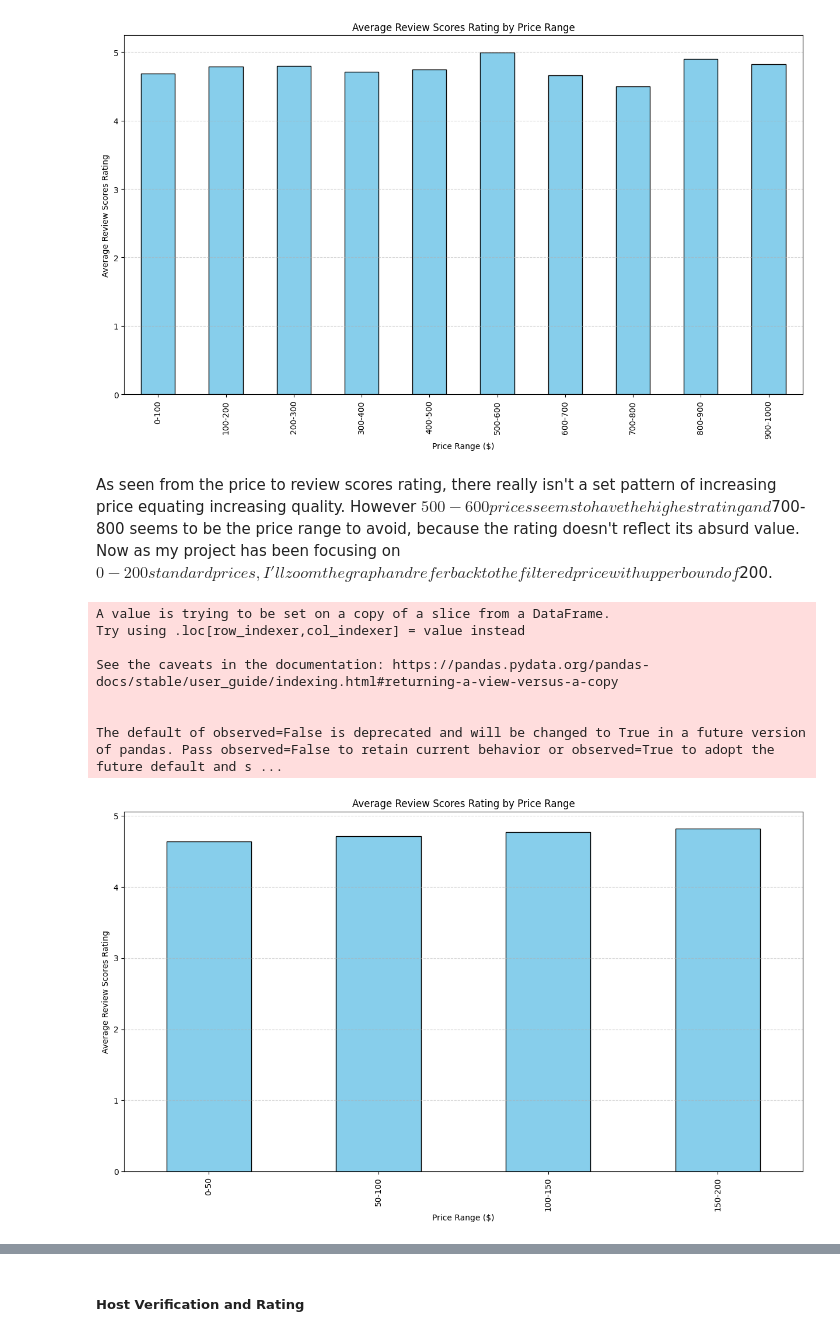
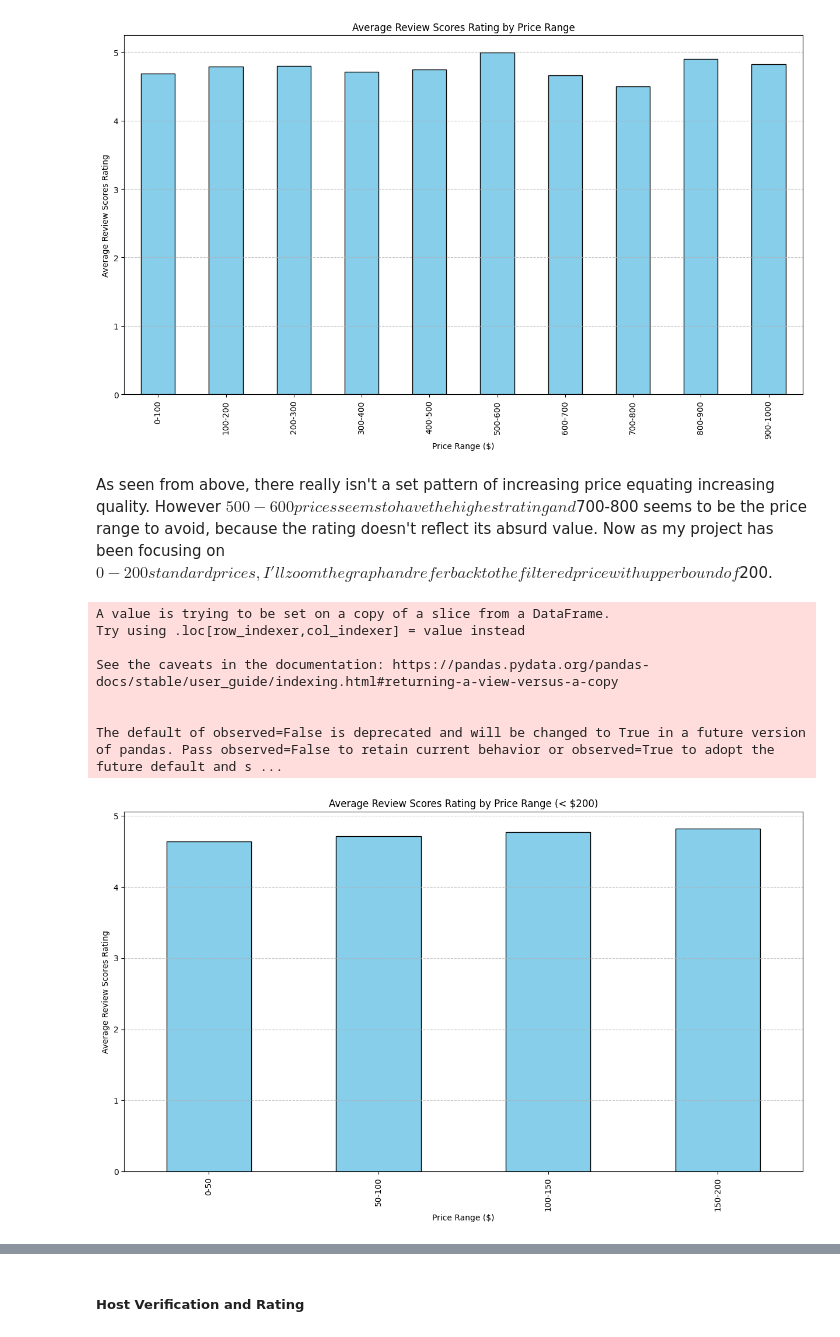
Before and after one commit to karenstevani/data_project, a Jupyter notebook: finaldataproject.ipynb, the cells around one changed output, grey strips where cells are left out. Drawn from its saved outputs; the diff is of its cells as text; code cells hidden in the pictures.

```diff
--- a/finaldataproject.ipynb
+++ b/finaldataproject.ipynb
@@ -241,3 +225,0 @@ web_file_path = (
-# %%
-%matplotlib inline
-plt.rcParams['figure.figsize'] = (20, 10)
@@ -494,29 +418,28 @@ plt.show()
 The default of observed=False is deprecated and will be changed to True in a future version of pandas. Pass observed=False to retain current behavior or observed=True to adopt the future default and s ...
 [figure]
 # %% [markdown]
-As seen from the price to review scores rating, there really isn't a set pattern of increasing price equating increasing quality. However $500-600 prices seems to have the highest rating and $700-800 seems to be the price range to avoid, because the rating doesn't reflect its absurd value. Now as my project has been focusing on $0-200 standard prices, I'll zoom the graph and refer back to the filtered price with upper bound of $200.
+As seen from above, there really isn't a set pattern of increasing price equating increasing quality. However $500-600 prices seems to have the highest rating and $700-800 seems to be the price range to avoid, because the rating doesn't reflect its absurd value. Now as my project has been focusing on $0-200 standard prices, I'll zoom the graph and refer back to the filtered price with upper bound of $200.
 # %%
 price_bins = [0, 50, 100, 150, 200]
 price_labels = ['0-50', '50-100', '100-150', '150-200']
+
 filtered_price['price_range'] = pd.cut(filtered_price['standard_price'], bins=price_bins, labels=price_labels, include_lowest=True)
+avg_review_scores = filtered_price.groupby('price_range')['review_scores_rating'].mean()
 
-avg_review_scores = filtered_price.groupby('price_range')['review_scores_rating'].mean()
 fig, ax = plt.subplots(figsize=(15, 8))
 avg_review_scores.plot(kind='bar', ax=ax, color='skyblue', edgecolor='black')
-
 ax.set_xlabel('Price Range ($)')
 ax.set_ylabel('Average Review Scores Rating')
-ax.set_title('Average Review Scores Rating by Price Range')
-
-plt.grid(axis='y', linestyle='--', alpha=0.5)
+ax.set_title('Average Review Scores Rating by Price Range (< $200)')
+plt.grid(axis='y', linestyle='--', alpha=0.7)
 plt.show()
 # %% [output]
 A value is trying to be set on a copy of a slice from a DataFrame.
 Try using .loc[row_indexer,col_indexer] = value instead
 
 See the caveats in the documentation: https://pandas.pydata.org/pandas-docs/stable/user_guide/indexing.html#returning-a-view-versus-a-copy
 
 
 The default of observed=False is deprecated and will be changed to True in a future version of pandas. Pass observed=False to retain current behavior or observed=True to adopt the future default and s ...
-[figure, old version]
+[figure, new version]
 # %% [markdown]
```
Also changed, not shown: parts of 59 cells of this notebook.
